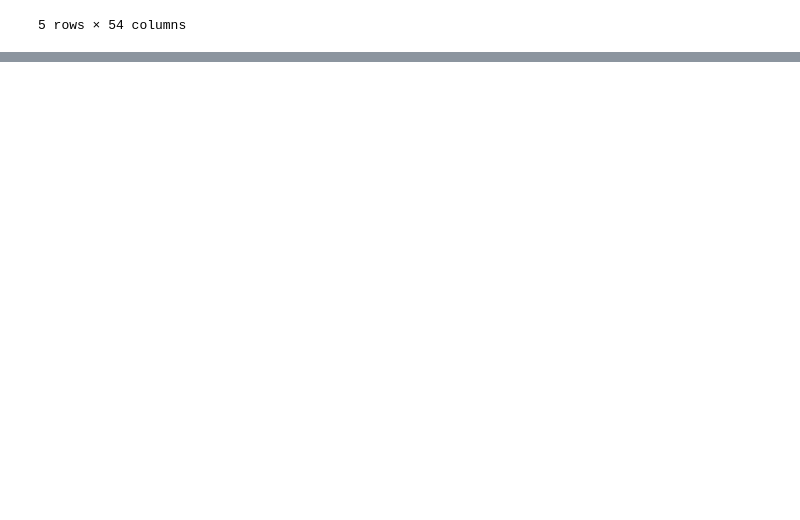
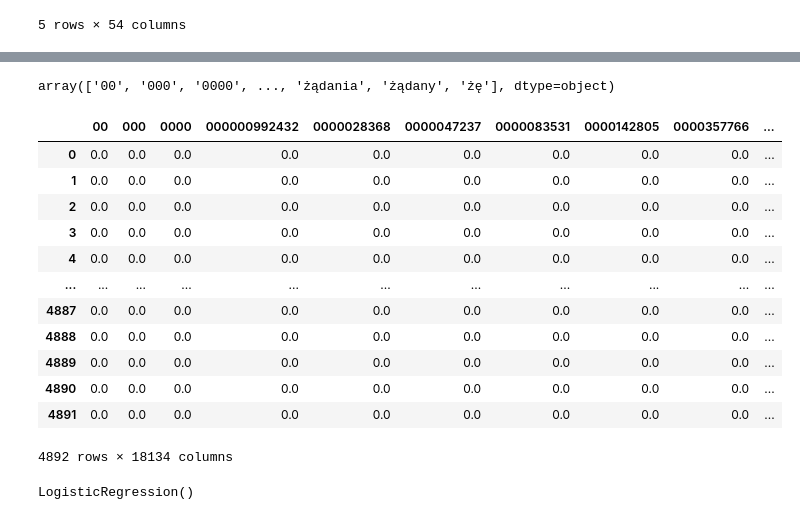
Before and after one commit to arioslock/projects_in_progress, a Jupyter notebook: projekt_koncowy.ipynb, the cells around one changed output, grey strips where cells are left out. Drawn from its saved outputs; the diff is of its cells as text; code cells hidden in the pictures; blank space fills up the shorter version.

Commit message:
First predictions using: logistic regression, decision tree, naive bayes. Deleting useless cells.

```diff
--- a/projekt_koncowy.ipynb
+++ b/projekt_koncowy.ipynb
@@ -464,0 +458,11 @@ text
+# %%
+X = df_to_model['Description']
+y = df_to_model['final_label']
+# %%
+X_train, X_test, y_train, y_test = train_test_split(X,
+                                                    y,
+                                                    test_size=0.2,
+                                                    random_state=42)
+# %%
+tfidf = TfidfVectorizer()
+tfidf.fit(X_train)
@@ -464,0 +471,3 @@ text
+# %%
+X_train_tf = tfidf.transform(X_train)
+X_test_tf = tfidf.transform(X_test)
@@ -464,0 +484,28 @@ text
+# %%
+tfidf.get_feature_names_out()
+# %% [output]
+array(['00', '000', '0000', ..., 'żądania', 'żądany', 'żę'], dtype=object)
+# %%
+pd.DataFrame(X_train_tf.todense(),
+             columns=tfidf.get_feature_names_out())
+# %% [output]
+|  | 00 | 000 | 0000 | 000000992432 | 0000028368 | 0000047237 | 0000083531 | 0000142805 | 0000357766 | ... |
+| 0 | 0.0 | 0.0 | 0.0 | 0.0 | 0.0 | 0.0 | 0.0 | 0.0 | 0.0 | ... |
+| 1 | 0.0 | 0.0 | 0.0 | 0.0 | 0.0 | 0.0 | 0.0 | 0.0 | 0.0 | ... |
+| 2 | 0.0 | 0.0 | 0.0 | 0.0 | 0.0 | 0.0 | 0.0 | 0.0 | 0.0 | ... |
+| 3 | 0.0 | 0.0 | 0.0 | 0.0 | 0.0 | 0.0 | 0.0 | 0.0 | 0.0 | ... |
+| 4 | 0.0 | 0.0 | 0.0 | 0.0 | 0.0 | 0.0 | 0.0 | 0.0 | 0.0 | ... |
+| ... | ... | ... | ... | ... | ... | ... | ... | ... | ... | ... |
+| 4887 | 0.0 | 0.0 | 0.0 | 0.0 | 0.0 | 0.0 | 0.0 | 0.0 | 0.0 | ... |
+| 4888 | 0.0 | 0.0 | 0.0 | 0.0 | 0.0 | 0.0 | 0.0 | 0.0 | 0.0 | ... |
+| 4889 | 0.0 | 0.0 | 0.0 | 0.0 | 0.0 | 0.0 | 0.0 | 0.0 | 0.0 | ... |
+| 4890 | 0.0 | 0.0 | 0.0 | 0.0 | 0.0 | 0.0 | 0.0 | 0.0 | 0.0 | ... |
+| 4891 | 0.0 | 0.0 | 0.0 | 0.0 | 0.0 | 0.0 | 0.0 | 0.0 | 0.0 | ... |
+4892 rows × 18134 columns
+# %%
+from sklearn.linear_model import LogisticRegression
+
+lr = LogisticRegression()
+lr.fit(X_train_tf, y_train)
+# %% [output]
+LogisticRegression()
```
Also changed, not shown: parts of 16 cells of this notebook.
